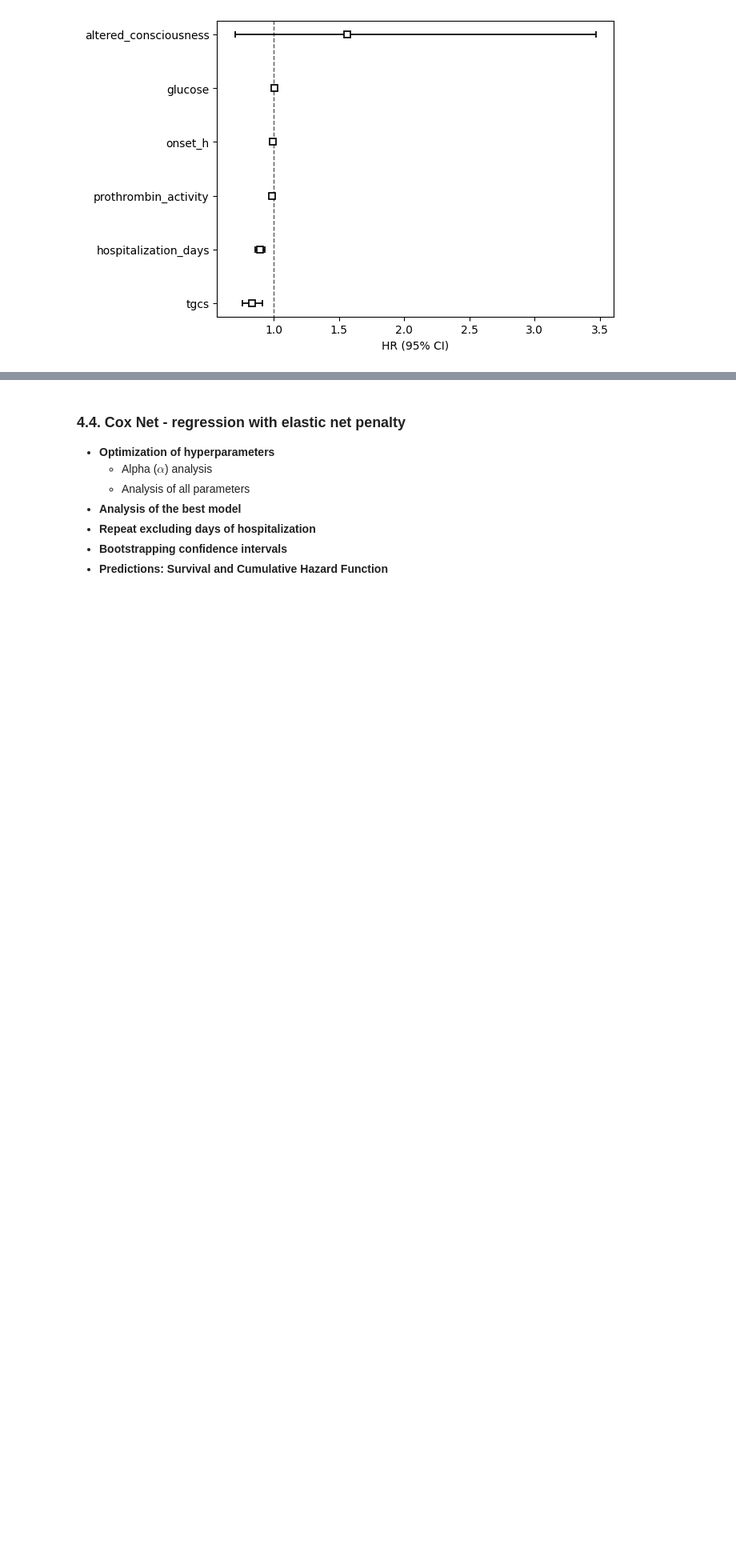
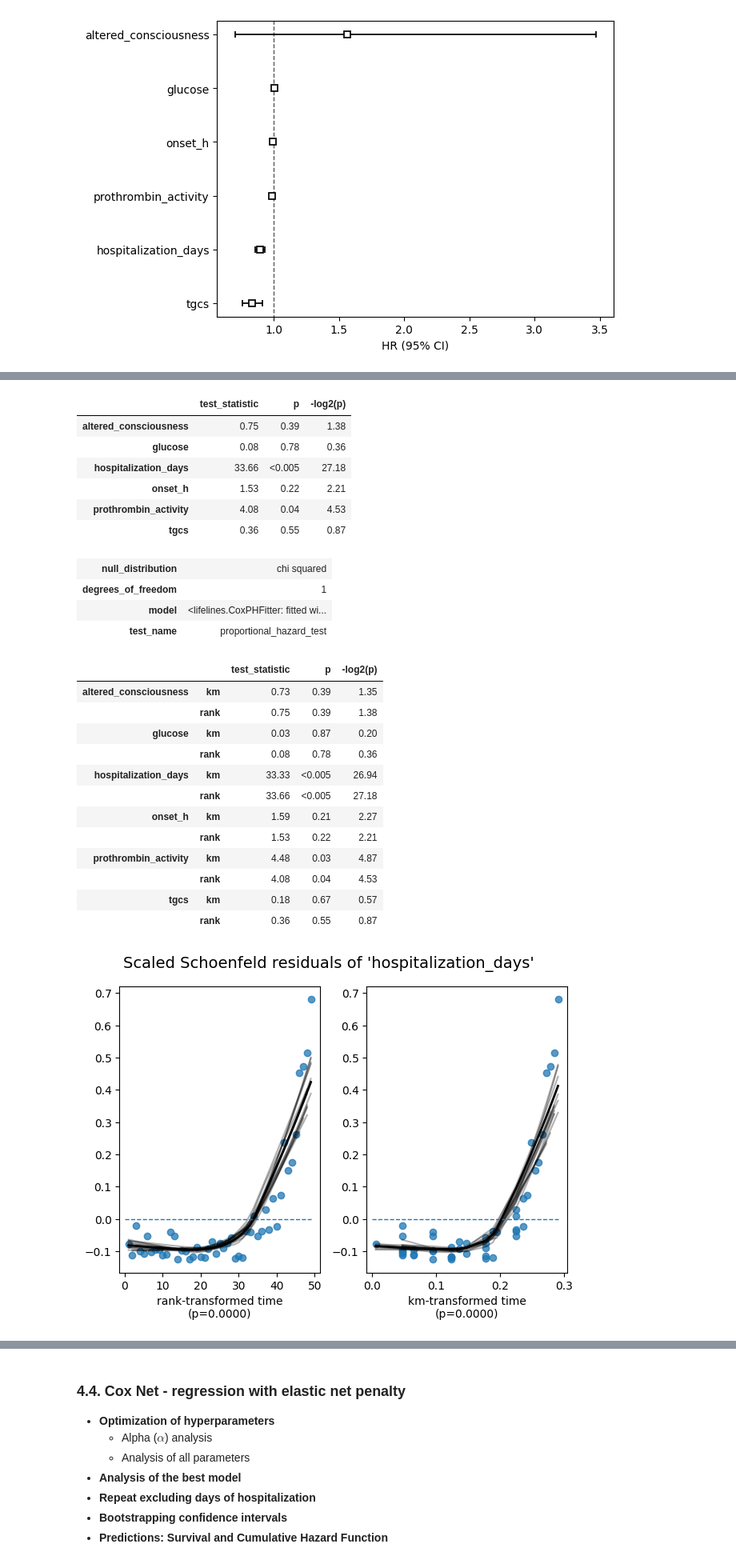
Before and after one commit to Pablomfm/Intracranial_Hemorrhages, a Jupyter notebook: 5.2 Inferential Statistics - Survival Analysis.ipynb, the cells around one changed output, grey strips where cells are left out. Shown at 80% size. Drawn from its saved outputs; the diff is of its cells as text; code cells hidden in the pictures; blank space fills up the shorter version.

```diff
--- a/5.2 Inferential Statistics - Survival Analysis.ipynb
+++ b/5.2 Inferential Statistics - Survival Analysis.ipynb
@@ -694,0 +719,16 @@ cph.plot(hazard_ratios=True)
+# %%
+class Capturing(list):
+    def __enter__(self):
+        self._stdout= sys.stdout
+        sys.stdout= self._stringio= StringIO()
+        return self
+    def __exit__(self, *args):
+        self.extend(self._stringio.getvalue().splitlines())
+        del self._stringio    # free up some memory
+        sys.stdout= self._stdout
+# %%
+results= proportional_hazard_test(cph, X_, time_transform='rank')
+results.print_summary(decimals=3, model="untransformed variables")
+
+with Capturing() as output: cph.check_assumptions(X_, p_value_threshold=0.05, show_plots=True)
+# %% [output]
@@ -694,0 +740,25 @@ cph.plot(hazard_ratios=True)
+|  | test_statistic | p | -log2(p) |
+| altered_consciousness | 0.75 | 0.39 | 1.38 |
+| glucose | 0.08 | 0.78 | 0.36 |
+| hospitalization_days | 33.66 | <0.005 | 27.18 |
+| onset_h | 1.53 | 0.22 | 2.21 |
+| prothrombin_activity | 4.08 | 0.04 | 4.53 |
+| tgcs | 0.36 | 0.55 | 0.87 |
+| null_distribution | chi squared |
+| degrees_of_freedom | 1 |
+| model | <lifelines.CoxPHFitter: fitted wi... |
+| test_name | proportional_hazard_test |
+|  |  | test_statistic | p | -log2(p) |
+| altered_consciousness | km | 0.73 | 0.39 | 1.35 |
+|  | rank | 0.75 | 0.39 | 1.38 |
+| glucose | km | 0.03 | 0.87 | 0.20 |
+|  | rank | 0.08 | 0.78 | 0.36 |
+| hospitalization_days | km | 33.33 | <0.005 | 26.94 |
+|  | rank | 33.66 | <0.005 | 27.18 |
+| onset_h | km | 1.59 | 0.21 | 2.27 |
+|  | rank | 1.53 | 0.22 | 2.21 |
+| prothrombin_activity | km | 4.48 | 0.03 | 4.87 |
+|  | rank | 4.08 | 0.04 | 4.53 |
+| tgcs | km | 0.18 | 0.67 | 0.57 |
+|  | rank | 0.36 | 0.55 | 0.87 |
+[figure, added]
```
Also changed, not shown: parts of 21 cells of this notebook.
